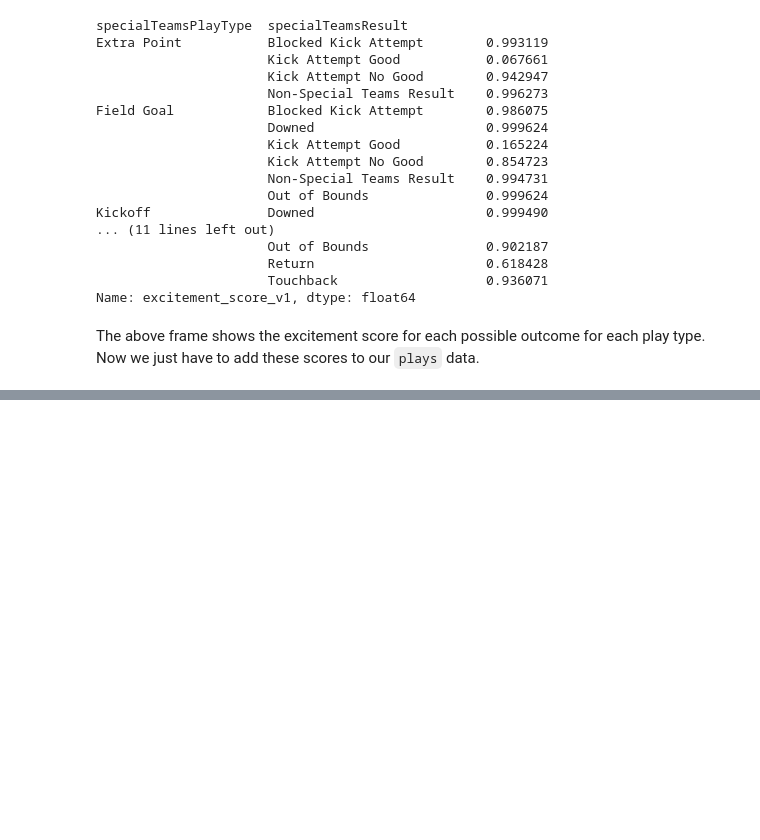
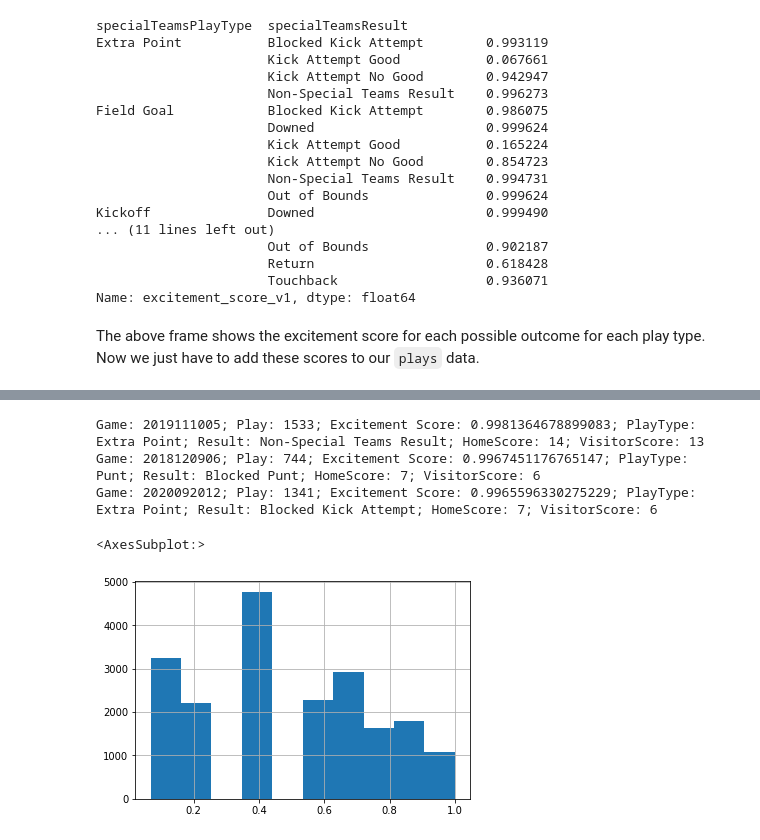
Before and after one commit to icowen/big-data-bowl-2022, a Jupyter notebook: eda.ipynb, the cells around one changed output, grey strips where cells are left out. Drawn from its saved outputs; the diff is of its cells as text; code cells hidden in the pictures; blank space fills up the shorter version.

Commit message:
Created excitement scores v2 and v3

```diff
--- a/eda.ipynb
+++ b/eda.ipynb
@@ -430,8 +433,8 @@ Name: excitement_score_v1, dtype: float64
 # %% [markdown]
 The above frame shows the excitement score for each possible outcome for each play type. Now we just have to add these scores to our `plays` data.
 # %%
-plays_v1 = plays.join(excitement_scores, on=['specialTeamsPlayType', 'specialTeamsResult'])
-plays_v1
+plays = plays.join(excitement_scores, on=['specialTeamsPlayType', 'specialTeamsResult'])
+plays.head()
 # %% [output]
 |  | gameId | playId | playDescription | quarter | down | yardsToGo | possessionTeam | specialTeamsPlayType | ... |
 | 0 | 2018090600 | 37 | J.Elliott kicks 65 yards from PHI... | 1 | 0 | 0 | PHI | Kickoff | ... |
@@ -448,0 +522,5 @@ plays_v1
+# %%
+plays = plays.merge(games[['gameId', 'homeTeamAbbr']], on='gameId', how='left')
+plays['is_home_offense'] = plays['possessionTeam'] == plays['homeTeamAbbr']
+plays.loc[plays['is_home_offense'], 'score_diff'] = plays['preSnapHomeScore'] - plays['preSnapVisitorScore']
+plays.loc[~plays['is_home_offense'], 'score_diff'] = plays['preSnapVisitorScore'] - plays['preSnapHomeScore']
@@ -448,0 +537,5 @@ plays_v1
+# %%
+plays['score_diff_ex'] = pd.cut(plays['score_diff'].abs(),
+    bins=[-1, 0, 1, 3, 5, 8, 11, 16, 21, 26, 31],
+    labels=[.9, 1, .8, .7, .6, .5, .4, .3, .2, .1]
+).astype(float)
@@ -448,0 +552,2 @@ plays_v1
+# %%
+plays['excitement_score_v2'] = 0.5 * plays['excitement_score_v1'] + 0.5 * plays['score_diff_ex']
@@ -448,0 +573,30 @@ plays_v1
+# %%
+cols = [
+    'gameId',
+    'playId',
+    'excitement_score_v2',
+    'specialTeamsPlayType',
+    'specialTeamsResult',
+    'preSnapHomeScore',
+    'preSnapVisitorScore'
+]
+
+for game_id, play_id, ex, play_type, result, hs, vs in top_3_plays_v2[cols].values:
+    print(f'Game: {game_id}; '+
+          f'Play: {play_id}; ' +
+          f'Excitement Score: {ex}; ' +
+          f'PlayType: {play_type}; '+
+          f'Result: {result}; '+
+          f'HomeScore: {hs}; '+
+          f'VisitorScore: {vs}'
+    )
+    animate_play(game_id, play_id, std=True)
+# %% [output]
+Game: 2019111005; Play: 1533; Excitement Score: 0.9981364678899083; PlayType: Extra Point; Result: Non-Special Teams Result; HomeScore: 14; VisitorScore: 13
+Game: 2018120906; Play: 744; Excitement Score: 0.9967451176765147; PlayType: Punt; Result: Blocked Punt; HomeScore: 7; VisitorScore: 6
+Game: 2020092012; Play: 1341; Excitement Score: 0.9965596330275229; PlayType: Extra Point; Result: Blocked Kick Attempt; HomeScore: 7; VisitorScore: 6
+# %%
+plays['excitement_score_v1'].hist()
+# %% [output]
+<AxesSubplot:>
+[figure, added]
```
Also changed, not shown: parts of 29 cells of this notebook, 9 other files.
